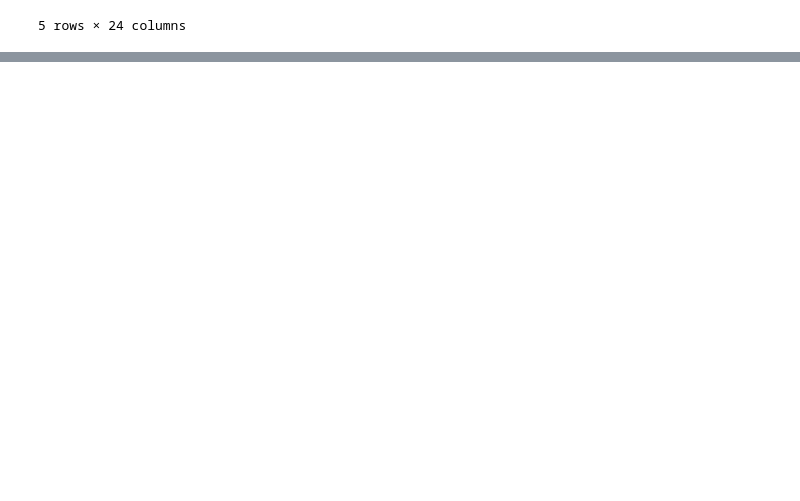
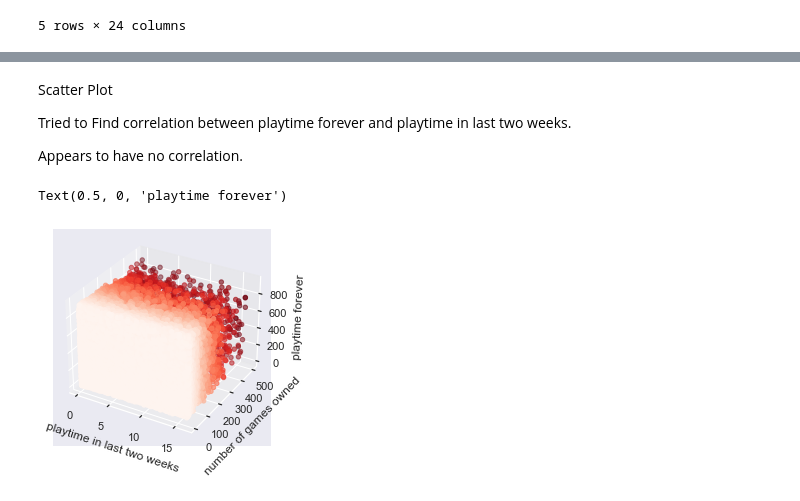
Before and after one commit to Wallyman38/453-Project, a Jupyter notebook: final_project.ipynb, the cells around one changed output, grey strips where cells are left out. Saved outputs shown, nothing was run; the diff lists cells and outputs as text; code cells hidden in the pictures; blank space fills up the shorter version.

Commit message:
Some simple graphs

```diff
--- a/final_project.ipynb
+++ b/final_project.ipynb
@@ -180,0 +187,14 @@ cleandf.head()
+# %%
+df = cleandf
+colors = ['skyblue', 'gray', 'green', '#00f099', 'white', 'red', 'yellow', 'brown', 'pink']
+
+reviews_per_app = df.appname.value_counts()
+top_apps = reviews_per_app[:15]
+fig = plt.figure(figsize=(11,9))
+plt.pie(top_apps,
+        labels=top_apps.index,
+        colors=colors,
+        autopct='%.1f%%',
+        shadow=True)
+plt.title("15 Most Reviewed Apps")
+plt.show()
@@ -180,0 +221,23 @@ cleandf.head()
+# %% [markdown]
+Scatter Plot
+
+Tried to Find correlation between playtime forever and playtime in
+last two weeks.
+
+Appears to have no correlation.
+# %%
+# playtime_forever compared to playtime_last_two_weeks with cmap of num_games_owned
+# could size the num_games own
+# color based on last two weeks
+df.head()
+rocket_league = df[df["appname"] == "Rocket League"]
+
+ax = plt.axes(projection='3d')
+ax.scatter3D(rocket_league.playtime_last_two_weeks, rocket_league.num_games_owned,
+             rocket_league.playtime_forever, c=rocket_league.num_games_owned, cmap='Reds')
+ax.set_xlabel("playtime in last two weeks")
+ax.set_ylabel("number of games owned")
+ax.set_zlabel("playtime forever")
+# %% [output]
+Text(0.5, 0, 'playtime forever')
+[figure, added]
```
Also changed, not shown: parts of 5 cells of this notebook.
